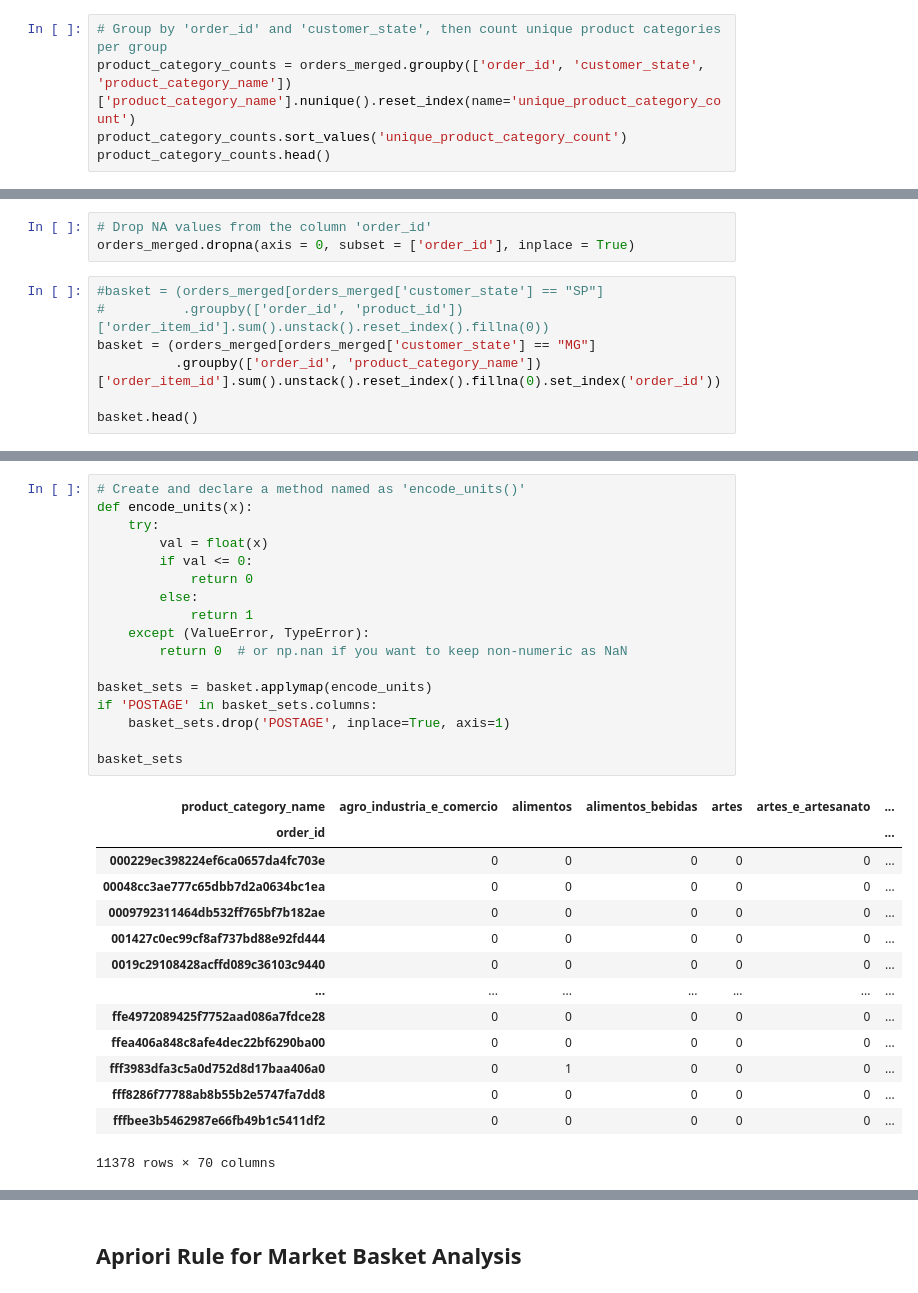
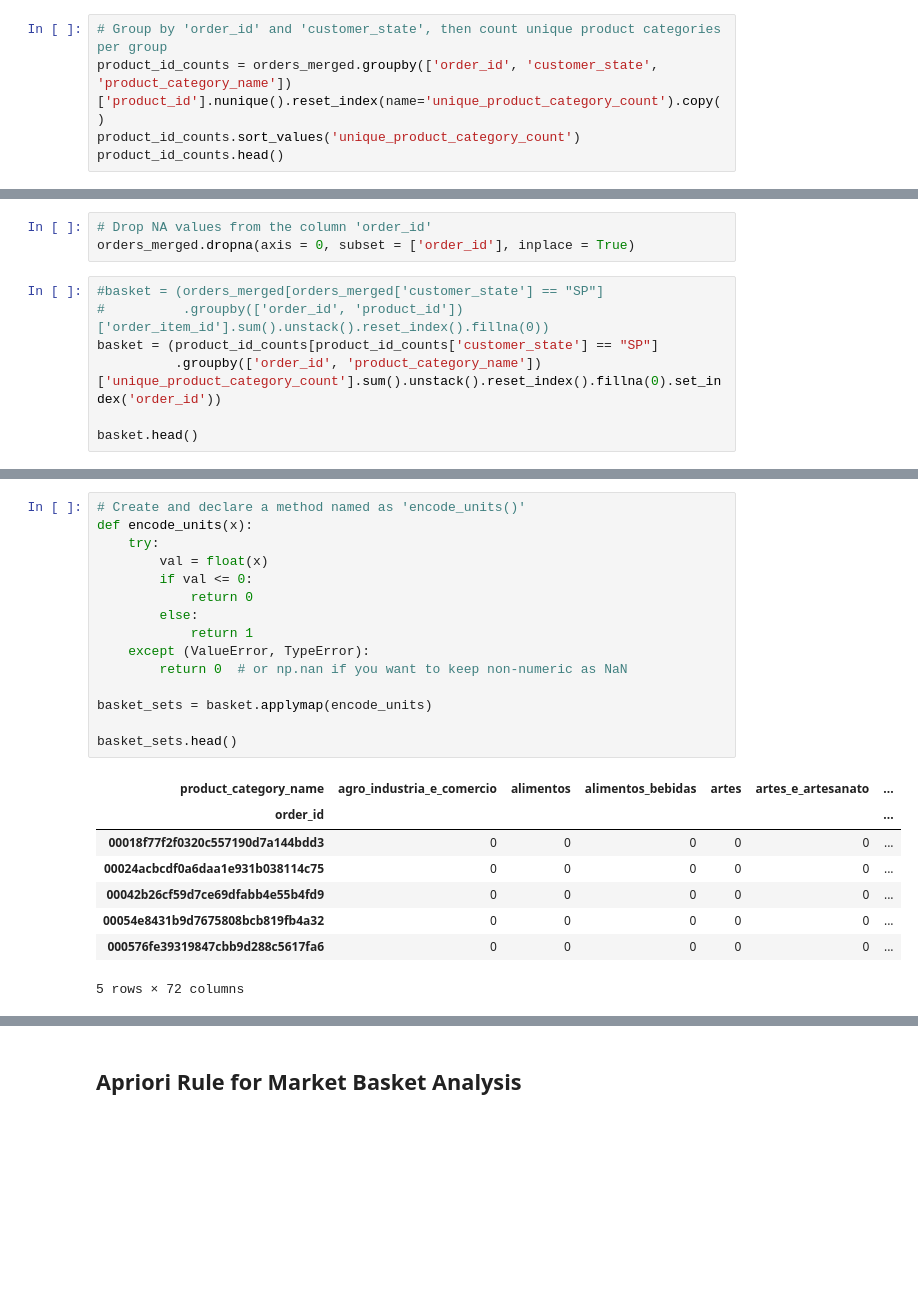
Before and after one commit to LuiisClaudio/mod-cloth, a Jupyter notebook: LuisMartins_CA2.ipynb, the cells around one changed output, grey strips where cells are left out. Drawn from its saved outputs; the diff is of its cells as text; blank space fills up the shorter version.

```diff
--- a/LuisMartins_CA2.ipynb
+++ b/LuisMartins_CA2.ipynb
@@ -717,9 +717,9 @@ product_counts_per_order.sort_values(by='product_count', ascending=False).head()
 | 25583 | 428a2f660dc84138d969ccd69a0ab6d5 | 15 |
 # %%
 # Group by 'order_id' and 'customer_state', then count unique product categories per group
-product_category_counts = orders_merged.groupby(['order_id', 'customer_state', 'product_category_name'])['product_category_name'].nunique().reset_index(name='unique_product_category_count')
-product_category_counts.sort_values('unique_product_category_count')
-product_category_counts.head()
+product_id_counts = orders_merged.groupby(['order_id', 'customer_state', 'product_category_name'])['product_id'].nunique().reset_index(name='unique_product_category_count').copy()
+product_id_counts.sort_values('unique_product_category_count')
+product_id_counts.head()
 # %% [output]
 |  | order_id | customer_state | product_category_name | unique_product_category_count |
 | 0 | 00010242fe8c5a6d1ba2dd792cb16214 | RJ | cool_stuff | 1 |
@@ -733,8 +733,8 @@ orders_merged.dropna(axis = 0, subset = ['order_id'], inplace = True)
 # %%
 #basket = (orders_merged[orders_merged['customer_state'] == "SP"]
 #          .groupby(['order_id', 'product_id'])['order_item_id'].sum().unstack().reset_index().fillna(0))
-basket = (orders_merged[orders_merged['customer_state'] == "MG"]
-          .groupby(['order_id', 'product_category_name'])['order_item_id'].sum().unstack().reset_index().fillna(0).set_index('order_id'))
+basket = (product_id_counts[product_id_counts['customer_state'] == "SP"]
+          .groupby(['order_id', 'product_category_name'])['unique_product_category_count'].sum().unstack().reset_index().fillna(0).set_index('order_id'))
 
 basket.head()
 # %% [output]
@@ -762,35 +762,27 @@ basket.describe()
 # %%
 # Create and declare a method named as 'encode_units()'
 def encode_units(x):
     try:
         val = float(x)
         if val <= 0:
             return 0
         else:
             return 1
     except (ValueError, TypeError):
         return 0  # or np.nan if you want to keep non-numeric as NaN
 
 basket_sets = basket.applymap(encode_units)
-if 'POSTAGE' in basket_sets.columns:
-    basket_sets.drop('POSTAGE', inplace=True, axis=1)
 
-basket_sets
+basket_sets.head()
 # %% [output]
 | product_category_name | agro_industria_e_comercio | alimentos | alimentos_bebidas | artes | artes_e_artesanato | ... |
 | order_id |  |  |  |  |  | ... |
-| 000229ec398224ef6ca0657da4fc703e | 0 | 0 | 0 | 0 | 0 | ... |
-| 00048cc3ae777c65dbb7d2a0634bc1ea | 0 | 0 | 0 | 0 | 0 | ... |
-| 0009792311464db532ff765bf7b182ae | 0 | 0 | 0 | 0 | 0 | ... |
-| 001427c0ec99cf8af737bd88e92fd444 | 0 | 0 | 0 | 0 | 0 | ... |
-| 0019c29108428acffd089c36103c9440 | 0 | 0 | 0 | 0 | 0 | ... |
-| ... | ... | ... | ... | ... | ... | ... |
-| ffe4972089425f7752aad086a7fdce28 | 0 | 0 | 0 | 0 | 0 | ... |
-| ffea406a848c8afe4dec22bf6290ba00 | 0 | 0 | 0 | 0 | 0 | ... |
-| fff3983dfa3c5a0d752d8d17baa406a0 | 0 | 1 | 0 | 0 | 0 | ... |
-| fff8286f77788ab8b55b2e5747fa7dd8 | 0 | 0 | 0 | 0 | 0 | ... |
-| fffbee3b5462987e66fb49b1c5411df2 | 0 | 0 | 0 | 0 | 0 | ... |
+| 00018f77f2f0320c557190d7a144bdd3 | 0 | 0 | 0 | 0 | 0 | ... |
+| 00024acbcdf0a6daa1e931b038114c75 | 0 | 0 | 0 | 0 | 0 | ... |
+| 00042b26cf59d7ce69dfabb4e55b4fd9 | 0 | 0 | 0 | 0 | 0 | ... |
+| 00054e8431b9d7675808bcb819fb4a32 | 0 | 0 | 0 | 0 | 0 | ... |
+| 000576fe39319847cbb9d288c5617fa6 | 0 | 0 | 0 | 0 | 0 | ... |
-11378 rows × 70 columns
+5 rows × 72 columns
 # %%
 basket_sets.describe()
 # %% [output]
```
Also changed, not shown: parts of 10 cells of this notebook.
